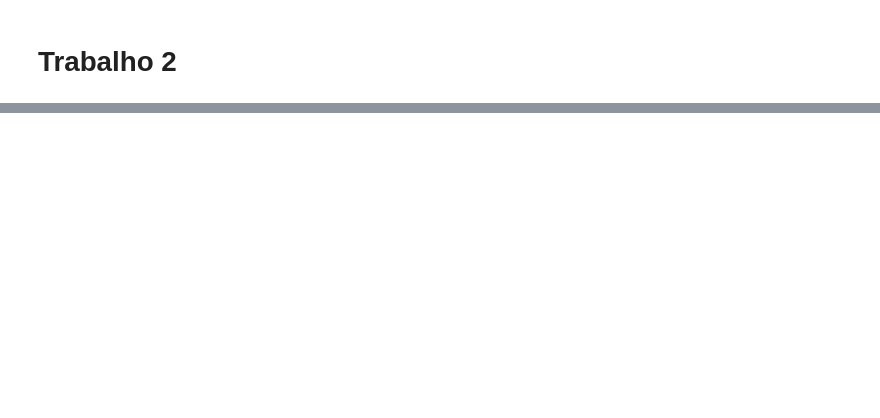
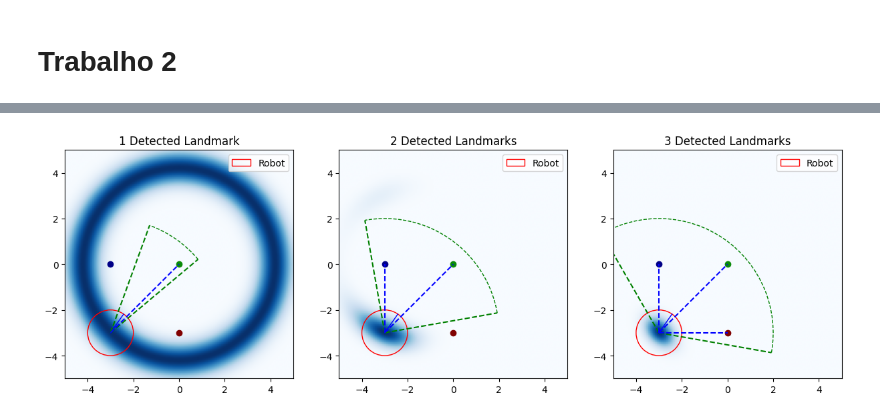
Before and after one commit to jtu-hub/UFRJ-COE-841, a Jupyter notebook: trabalho 2.ipynb, the cells around one changed output, grey strips where cells are left out. Cells and saved outputs as stored; diff of their text form; code cells hidden in the pictures; blank space fills up the shorter version.

```diff
--- a/trabalho 2.ipynb
+++ b/trabalho 2.ipynb
@@ -95,0 +186,16 @@ plotLandmarkMeasurmentProbabilityDistribution(ax, c.reading['features'], c.readi
+# %%
+f = plt.figure(figsize=(15,5))
+
+ax1 = plt.subplot(1,3, 1)
+ax1.set_title("1 Detected Landmark")
+plotExperiment3(ax1, m, x0, fov=Angle.from_deg(30))
+
+ax2 = plt.subplot(1,3, 2)
+ax2.set_title("2 Detected Landmarks")
+plotExperiment3(ax2, m, x0, fov=Angle.from_deg(90))
+
+ax3 = plt.subplot(1,3, 3)
+ax3.set_title("3 Detected Landmarks")
+plotExperiment3(ax3, m, x0, fov=Angle.from_deg(130))
+# %% [output]
+[figure, added]
```
Also changed, not shown: parts of 19 cells of this notebook, 1 other file.
